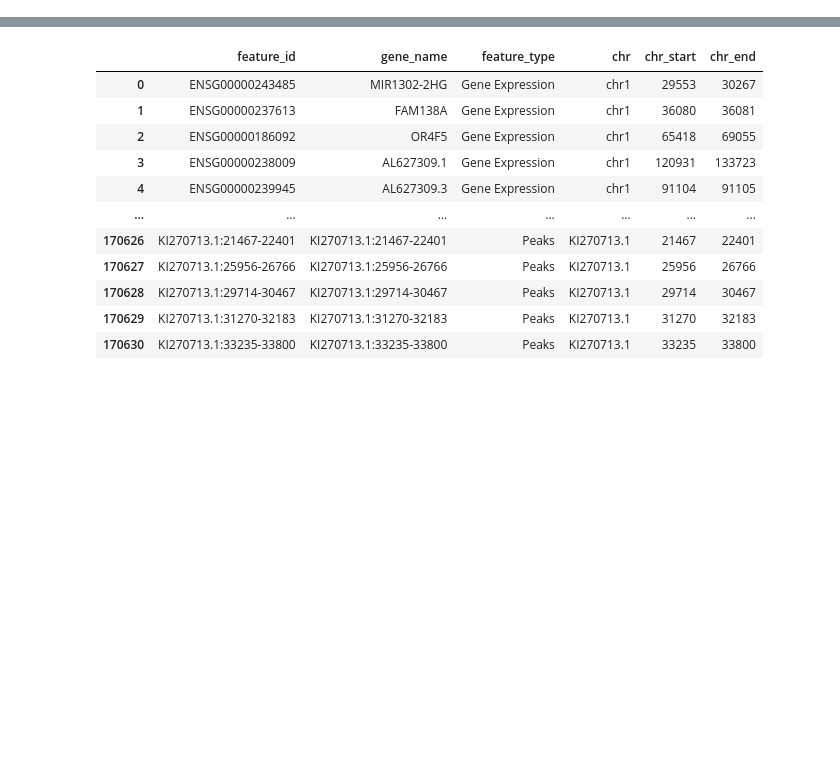
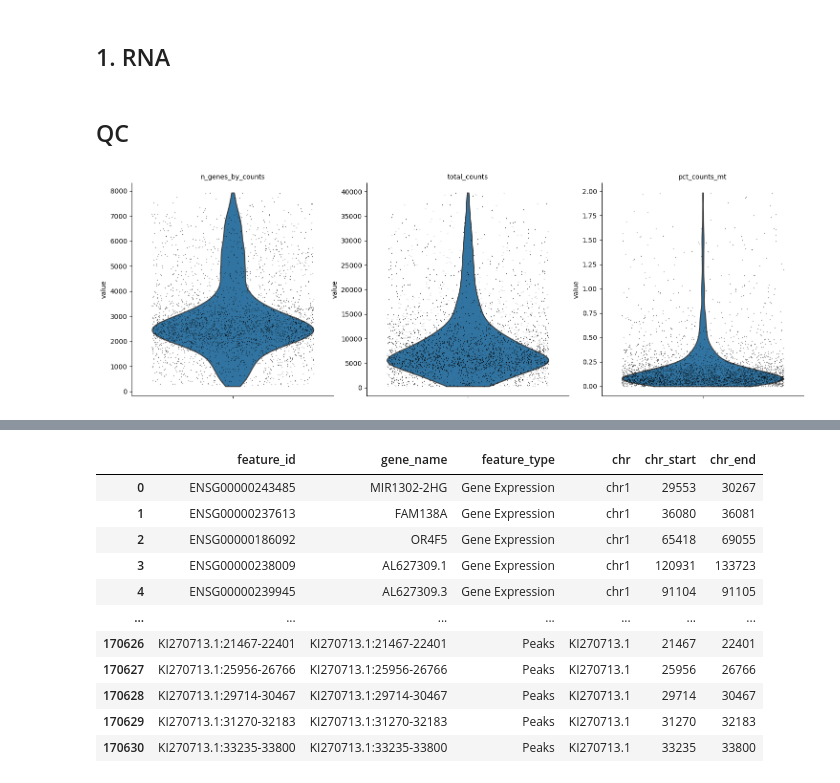
Before and after one commit to vitessce/vitessce-python-tutorial, a Jupyter notebook: tutorials/more/03_multiome.ipynb, the cells around one changed output, grey strips where cells are left out. Drawn from its saved outputs; the diff is of its cells as text; code cells hidden in the pictures; blank space fills up the shorter version.

```diff
--- a/tutorials/more/03_multiome.ipynb
+++ b/tutorials/more/03_multiome.ipynb
@@ -21,0 +18,4 @@ from vitessce.data_utils import VAR_CHUNK_SIZE
+# %%
+mdata = mds.load("brain3k_multiome", full=True)
+mdata.var_names_make_unique()
+mdata
@@ -21,0 +36,15 @@ from vitessce.data_utils import VAR_CHUNK_SIZE
+# %% [markdown]
+## 1. RNA
+# %% [markdown]
+## QC
+# %%
+# `rna` will point to `mdata['rna']`
+# unless we copy it
+rna = mdata['rna']
+# %%
+rna.var['mt'] = rna.var_names.str.startswith('MT-')  # annotate the group of mitochondrial genes as 'mt'
+sc.pp.calculate_qc_metrics(rna, qc_vars=['mt'], percent_top=None, log1p=False, inplace=True)
+# %%
+sc.pl.violin(rna, ['n_genes_by_counts', 'total_counts', 'pct_counts_mt'], jitter=0.4, multi_panel=True)
+# %% [output]
+[figure, added]
```
Also changed, not shown: parts of 67 cells of this notebook, 1 other file.
